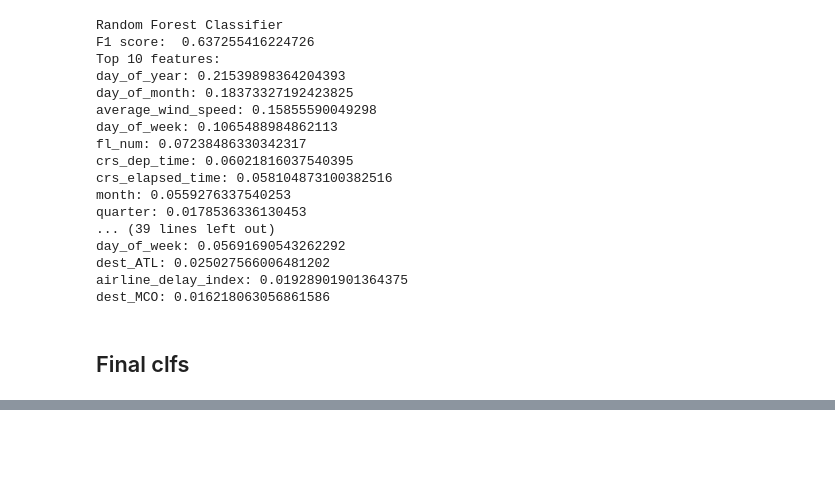
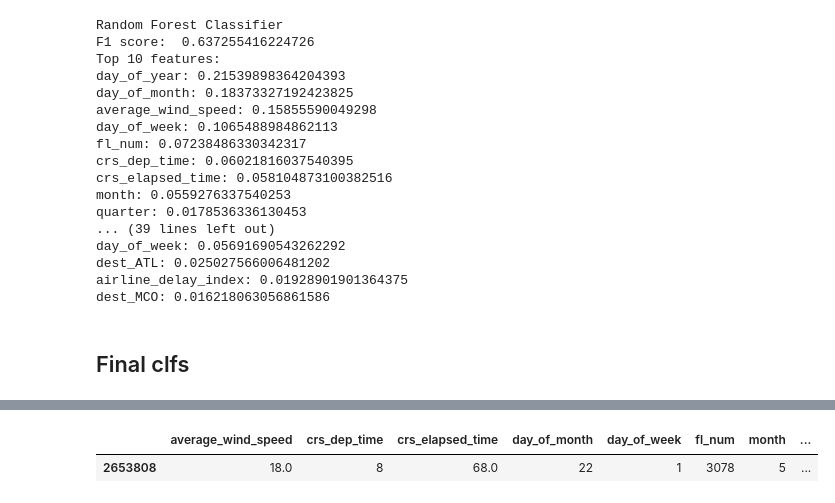
Before and after one commit to iamdeowanshi/257, a Jupyter notebook: FinalProject.ipynb, the cells around one changed output, grey strips where cells are left out. Drawn from its saved outputs; the diff is of its cells as text; code cells hidden in the pictures; blank space fills up the shorter version.

```diff
--- a/FinalProject.ipynb
+++ b/FinalProject.ipynb
@@ -657,6 +657,8 @@ for airport in log_progress(airports, every=1):
         working_df = data[data['origin'] == airport]
         working_df = additional_preprocessing(working_df)
         working_df, values_dict = process_data(working_df)
+
+        working_df = working_df.dropna()
 
         X_train, X_test, y_train, y_test = train_test_split(working_df.loc[:, working_df.columns != 'status'], working_df['status'], test_size = 0.2, random_state = RND_STATE)
 
@@ -666,8 +668,8 @@ for airport in log_progress(airports, every=1):
         save_clfs('values_dicts/' + airport + '.data', values_dict)
         y_pred = rf_clf.predict(X_test)
         f1_micro = f1_score(y_pred, y_test, average='micro')
-        f1_macro = f1_score(y_pred, y_test, average='macro')
-        results.append({'airport': airport, 'f1_micro': f1_micro, 'f1_macro': f1_macro})
+        f1_macro = f1_score(y_pred, y_test, average='weighted')
+        results.append({'airport': airport, 'f1_micro': f1_micro, 'f1_weighted': f1_macro})
     except Exception as e:
         print(e)
 # %% [output]
@@ -676,0 +712,5 @@ pd.DataFrame(results)
+# %%
+X_train.head(1)
+# %% [output]
+|  | average_wind_speed | crs_dep_time | crs_elapsed_time | day_of_month | day_of_week | fl_num | month | ... |
+| 2653808 | 18.0 | 8 | 68.0 | 22 | 1 | 3078 | 5 | ... |
```
Also changed, not shown: parts of 2 cells of this notebook, 1 other file.
